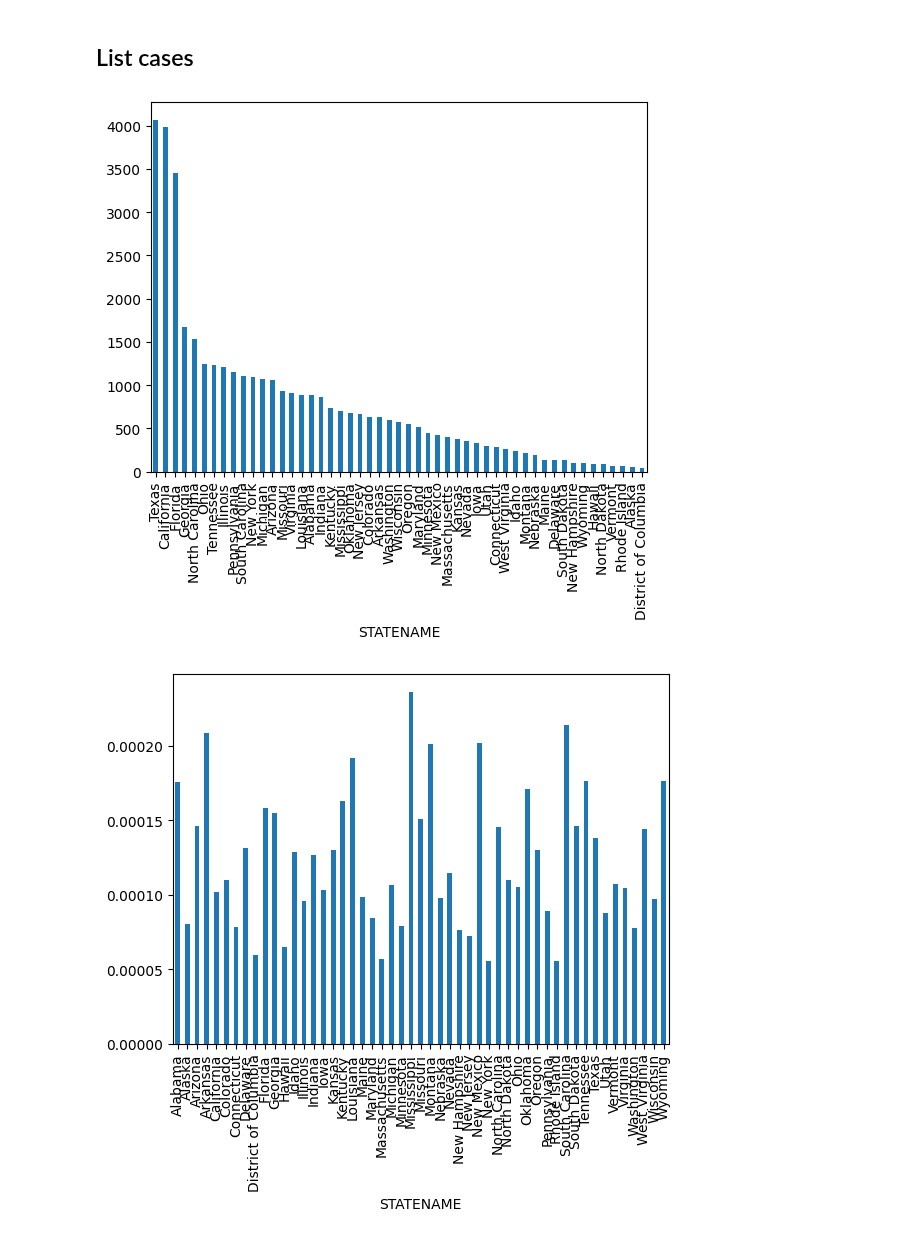
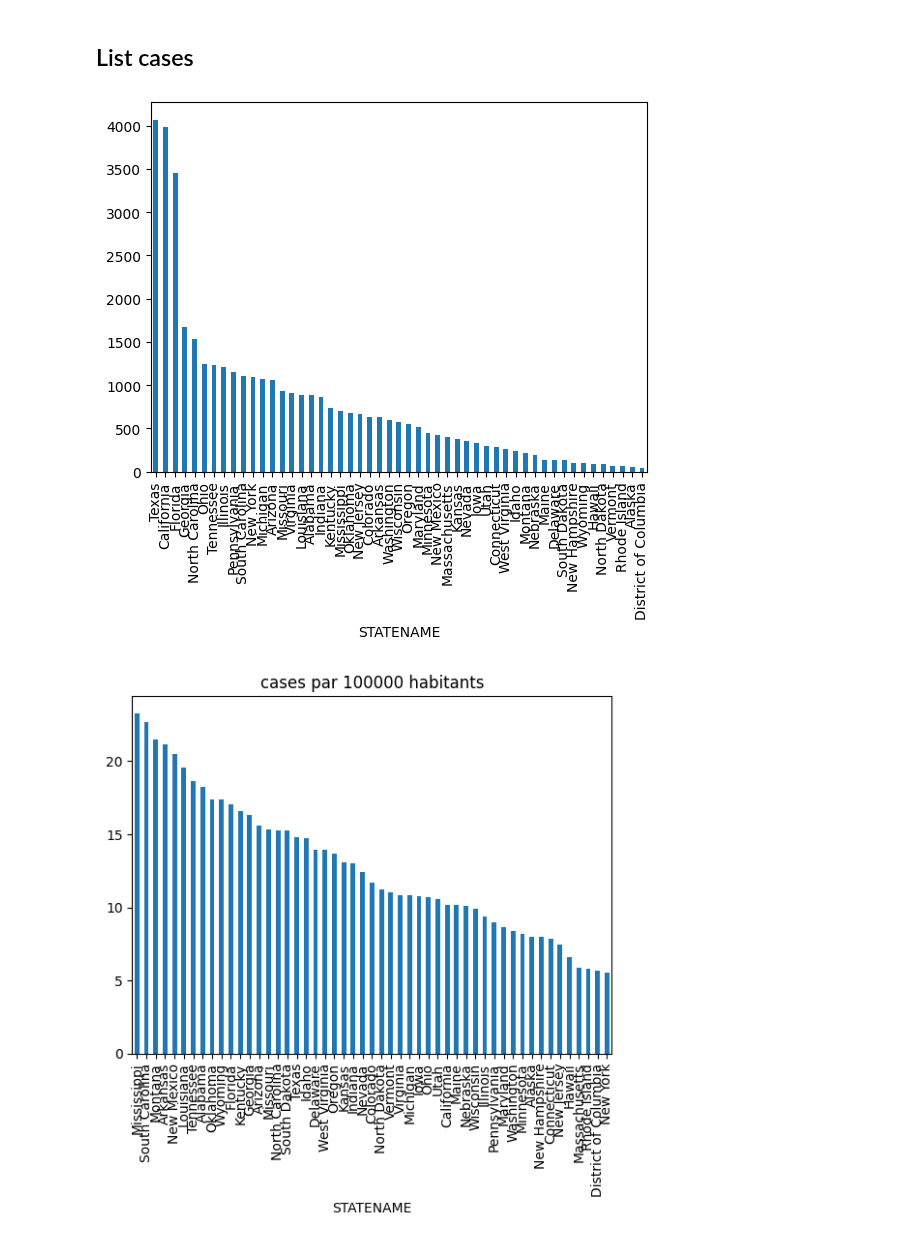
Before and after one commit to PaulHenrik/DataLiteracy_FARS, a Jupyter notebook: Car accident analysis.ipynb, the cells around one changed output. Drawn from its saved outputs; the diff is of its cells as text; code cells hidden in the pictures.

```diff
--- a/Car accident analysis.ipynb
+++ b/Car accident analysis.ipynb
@@ -22,16 +23,19 @@ except:
 
 
 try:
-    people = pd.read_csv('Daten/people.csv')
+    people = pd.read_csv('Daten/people.csv',index_col=0)
 except:
     people = pd.read_csv('https://www2.census.gov/programs-surveys/popest/datasets/2020-2021/counties/totals/co-est2021-alldata.csv',encoding='ISO-8859-10')
     people.to_csv('Daten/people.csv')
 
-accidents_state = accidents.value_counts('STATE',sort=False).to_frame()
-accidents_state['STATENAME'] = accidents['STATENAME'].unique()
-accidents_state['POPULATION_2021'] = people[people['CTYNAME'].isin(people['STNAME'])].groupby('STATE').first()['POPESTIMATE2021']
-accidents_state['CASES_NORM'] = accidents_state['count']/accidents_state['POPULATION_2021']
-accidents_state['CASES/100000'] = .set_index()
+try:
+    Google_daten = pd.read_csv('Daten/Google_daten(US).csv',parse_dates=['date'],index_col=0)
+except:
+    Google_daten = pd.read_csv('https://storage.googleapis.com/covid19-open-data/v2/main.csv',skiprows=range(1,14096993),nrows=2368485,parse_dates=['date'])
+    Google_daten.to_csv('Daten/Google_daten(US).csv')
+
+
+
 print(accidents_state)
 
 print(people[people['CTYNAME'].isin(people['STNAME'])][['STATE','CTYNAME','POPESTIMATE2021']].groupby('STATE').first())
@@ -55,3 +59,15 @@ STATE
 39507  Unknown EMS Hospital Arrival Time      1
 
 [39508 rows x 80 columns]
+# %%
+accidents_state = accidents.value_counts('STATE',sort=False).to_frame()
+accidents_state['CASES'] = accidents_state['count']
+del accidents_state['count']
+accidents_state['STATENAME'] = accidents['STATENAME'].unique()
+accidents_state['Population'] = Google_daten[Google_daten['date']>'2021'].groupby('subregion1_name').first()['population'][accidents['STATENAME'].unique()].to_numpy()
+
+accidents_state['POPULATION_2021'] = people[people['CTYNAME'].isin(people['STNAME'])].groupby('STATE').first()['POPESTIMATE2021']
+accidents_state['CASES_NORM'] = accidents_state['CASES']/accidents_state['Population']
+accidents_state['CASES/100000'] = accidents_state['CASES_NORM']*100000
+
+print(accidents_state)
@@ -60,28 +94,29 @@ STATE
 # %%
 
 
 plt.figure()
 accidents['STATENAME'].value_counts().plot.bar()
 plt.show()
 
 plt.figure()
-accidents_state.set_index('STATENAME')['CASES_NORM'].sort_values.plot.bar()
+plt.title('cases par 100000 habitants')
+accidents_state.set_index('STATENAME')['CASES/100000'].sort_values(ascending=False).plot.bar()
 plt.show()
 
 plt.figure()
 accidents['WEATHERNAME'].value_counts().plot.bar()
 plt.show()
 
 plt.figure()
 accidents['HOUR'].value_counts().sort_index().plot.bar()
 plt.show()
 
 plt.figure()
 accidents['YEAR'].value_counts().sort_index().plot.bar()
 plt.show()
 # %% [output]
 [figure]
-[figure, old version]
+[figure, new version]
 [figure]
 [figure]
 [figure]
```
Also changed, not shown: parts of 3 cells of this notebook.
